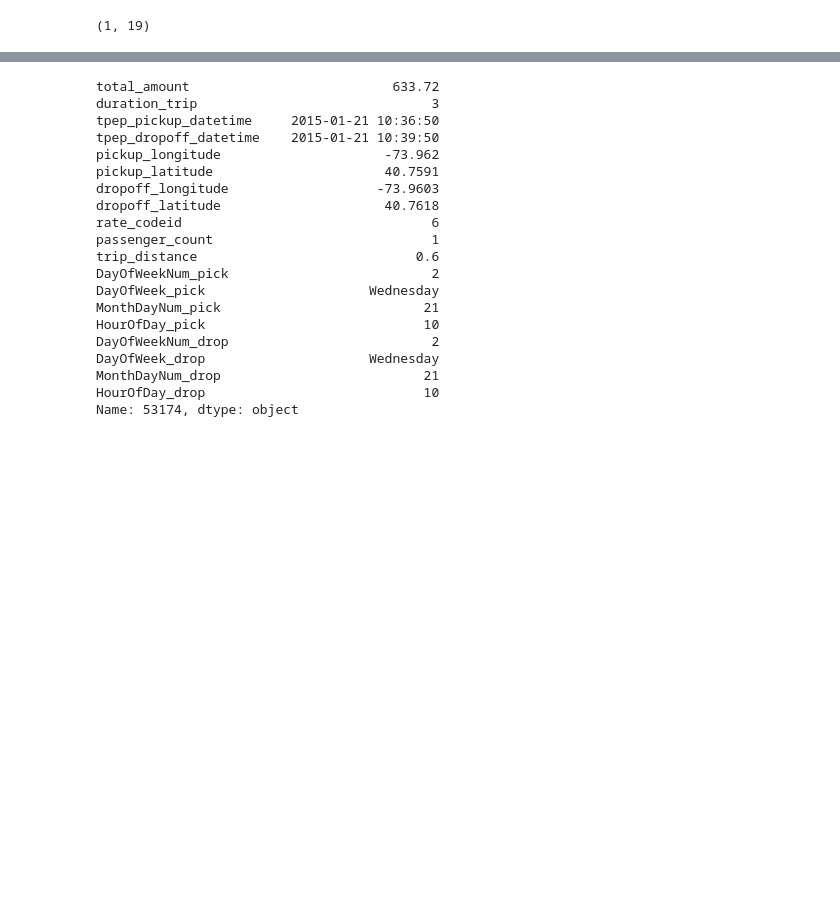
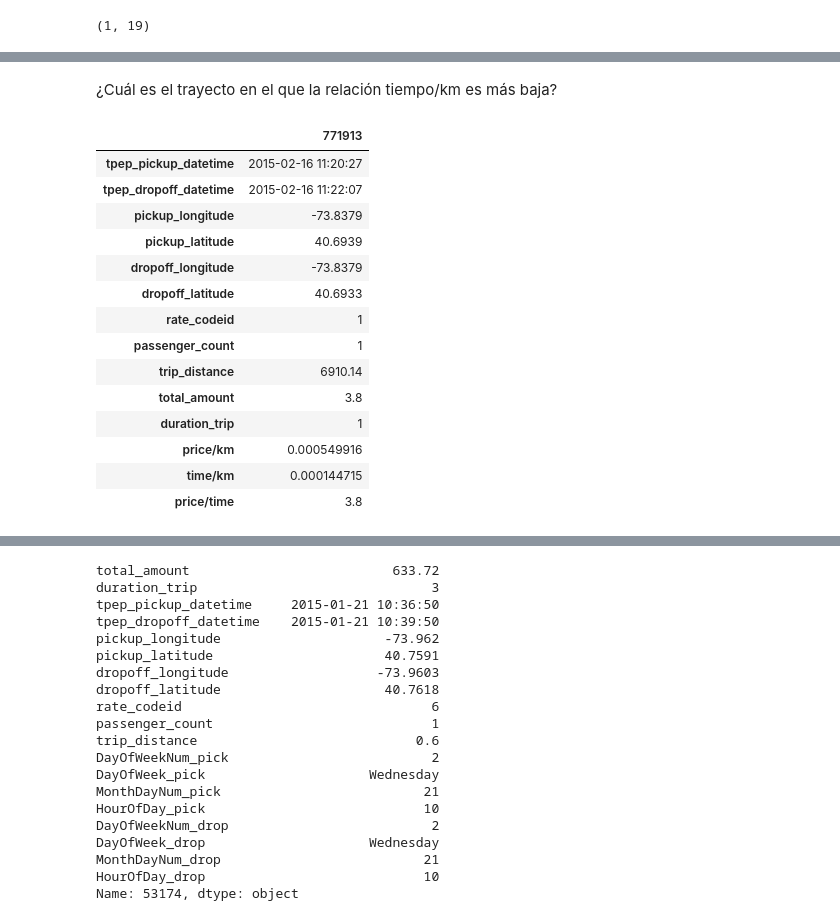
Before and after one commit to AlanItzep/NYCTaxi, a Jupyter notebook: NYCTaxi.ipynb, the cells around one changed output, grey strips where cells are left out. Drawn from its saved outputs; the diff is of its cells as text; code cells hidden in the pictures; blank space fills up the shorter version.

```diff
--- a/NYCTaxi.ipynb
+++ b/NYCTaxi.ipynb
@@ -1684,0 +1779,22 @@ data_filter.shape
+# %% [markdown]
+¿Cuál es el trayecto en el que la relación  tiempo/km es más baja?
+# %%
+max_comp = df_new['time/km'].idxmin()
+data_filter = df_new.loc[max_comp]
+pd.DataFrame(data_filter)
+# %% [output]
+|  | 771913 |
+| tpep_pickup_datetime | 2015-02-16 11:20:27 |
+| tpep_dropoff_datetime | 2015-02-16 11:22:07 |
+| pickup_longitude | -73.8379 |
+| pickup_latitude | 40.6939 |
+| dropoff_longitude | -73.8379 |
+| dropoff_latitude | 40.6933 |
+| rate_codeid | 1 |
+| passenger_count | 1 |
+| trip_distance | 6910.14 |
+| total_amount | 3.8 |
+| duration_trip | 1 |
+| price/km | 0.000549916 |
+| time/km | 0.000144715 |
+| price/time | 3.8 |
```
Also changed, not shown: parts of 19 cells of this notebook.
